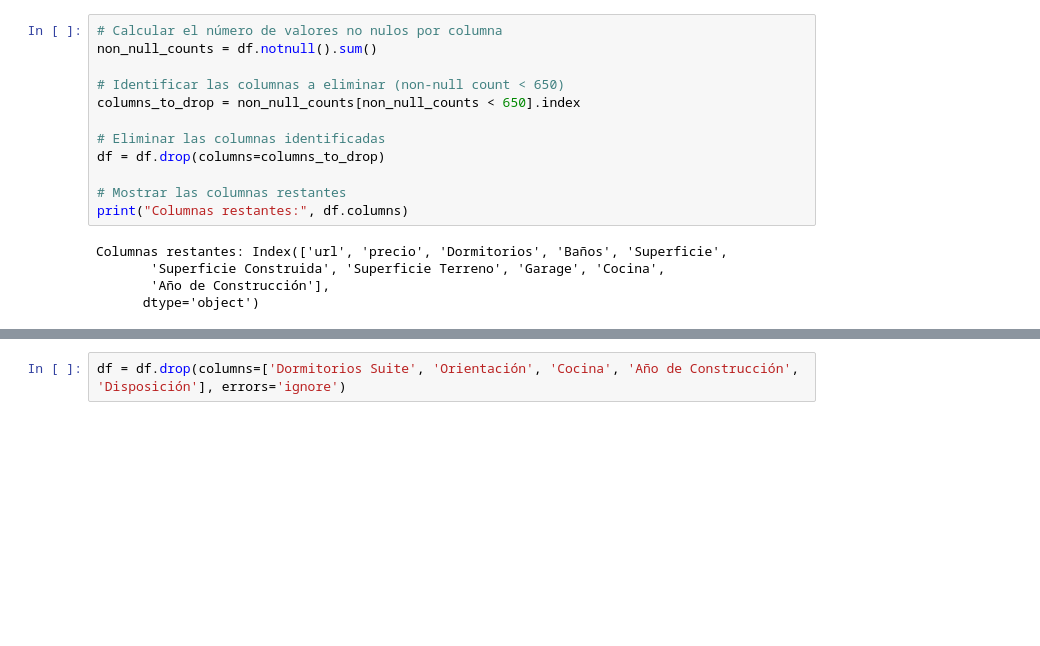
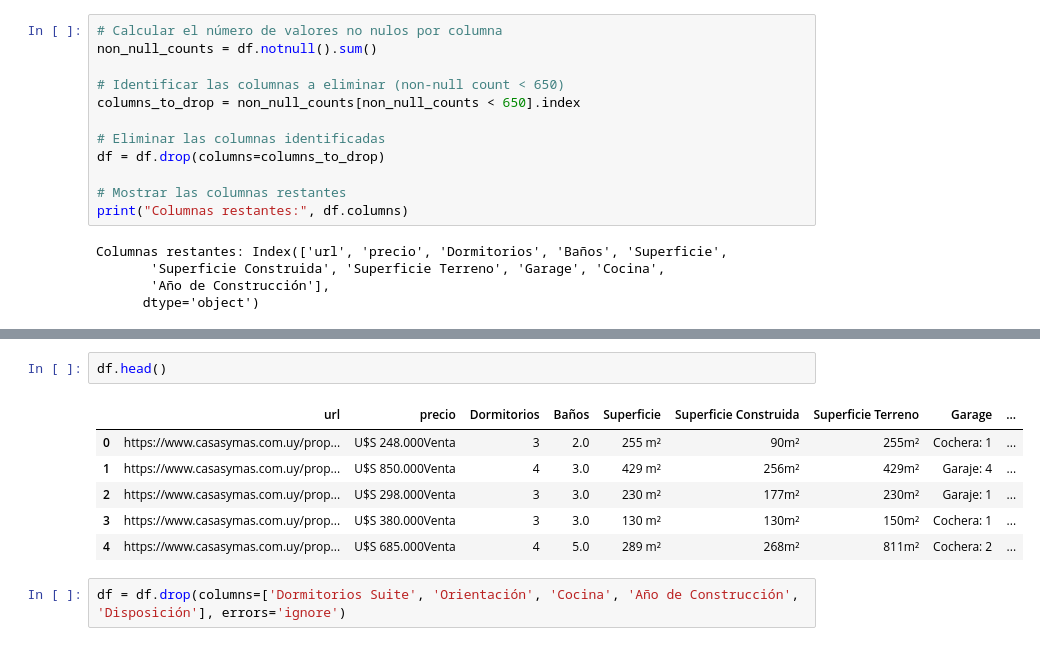
Before and after one commit to feliperenom/tesis-mcd-inm, a Jupyter notebook: src/codes/eda_v2.ipynb, the cells around one changed output, grey strips where cells are left out. Drawn from its saved outputs; the diff is of its cells as text; blank space fills up the shorter version.

```diff
--- a/src/codes/eda_v2.ipynb
+++ b/src/codes/eda_v2.ipynb
@@ -76,3 +85,12 @@ Columnas restantes: Index(['url', 'precio', 'Dormitorios', 'Baños', 'Superficie
+# %%
+df.head()
+# %% [output]
+|  | url | precio | Dormitorios | Baños | Superficie | Superficie Construida | Superficie Terreno | Garage | ... |
+| 0 | https://www.casasymas.com.uy/prop... | U$S 248.000Venta | 3 | 2.0 | 255 m² | 90m² | 255m² | Cochera: 1 | ... |
+| 1 | https://www.casasymas.com.uy/prop... | U$S 850.000Venta | 4 | 3.0 | 429 m² | 256m² | 429m² | Garaje: 4 | ... |
+| 2 | https://www.casasymas.com.uy/prop... | U$S 298.000Venta | 3 | 3.0 | 230 m² | 177m² | 230m² | Garaje: 1 | ... |
+| 3 | https://www.casasymas.com.uy/prop... | U$S 380.000Venta | 3 | 3.0 | 130 m² | 130m² | 150m² | Cochera: 1 | ... |
+| 4 | https://www.casasymas.com.uy/prop... | U$S 685.000Venta | 4 | 5.0 | 289 m² | 268m² | 811m² | Cochera: 2 | ... |
 # %%
 df = df.drop(columns=['Dormitorios Suite', 'Orientación', 'Cocina', 'Año de Construcción', 'Disposición'], errors='ignore')
 # %%
```
Also changed, not shown: parts of 52 cells of this notebook, 4 other files.
